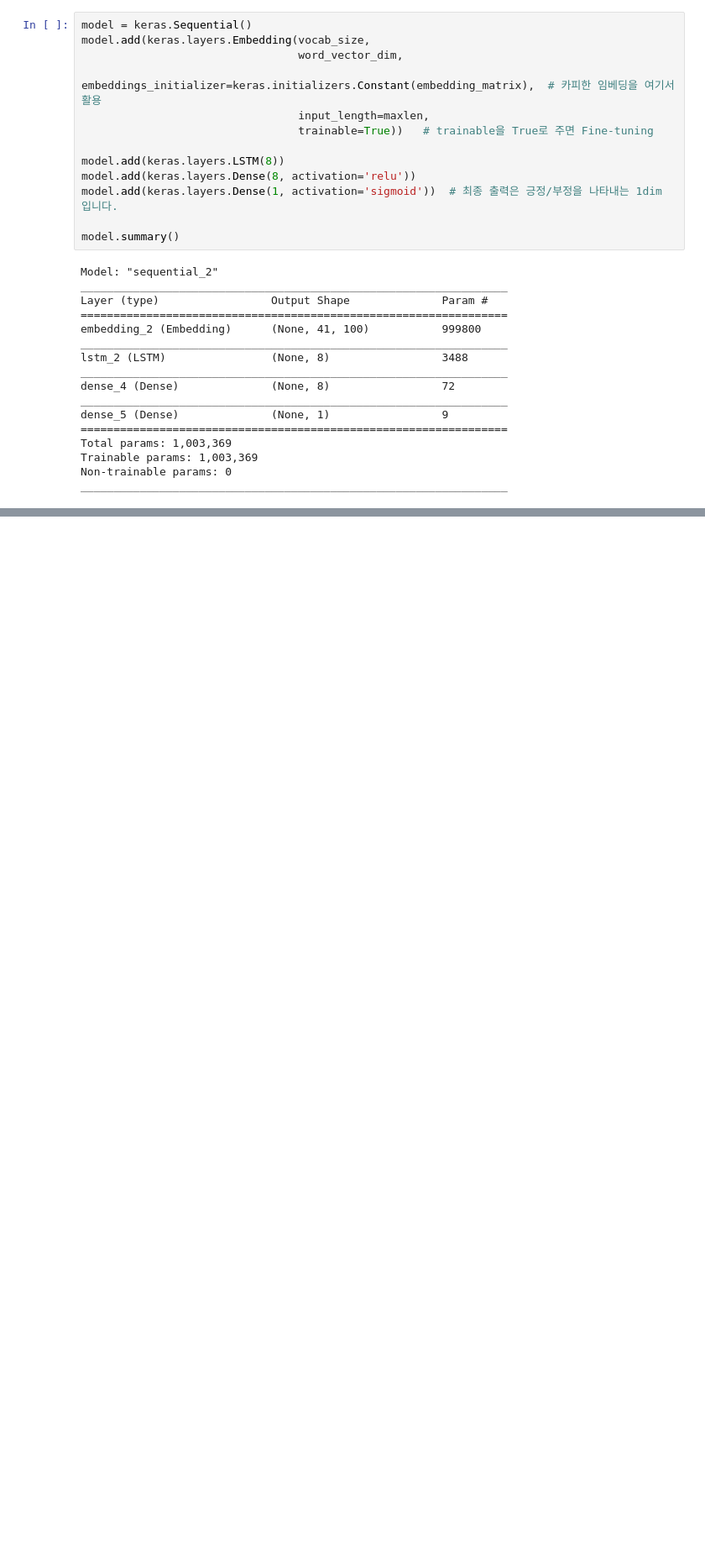
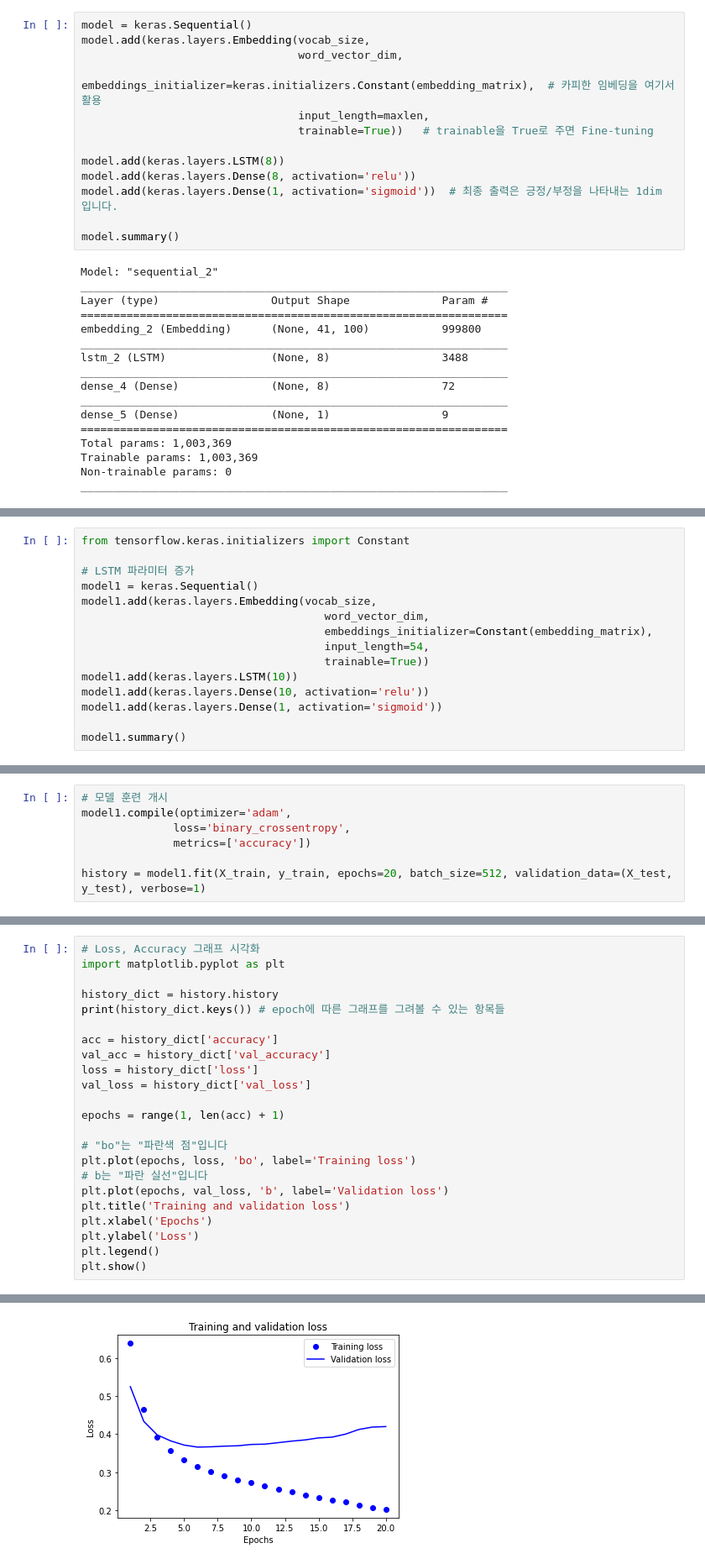
Before and after one commit to HectorSin/Aiffel, a Jupyter notebook: Quests/Quest6_20240612/Quest.ipynb, the cells around one changed output, grey strips where cells are left out. Shown at 84% size. Cells and saved outputs as stored; diff of their text form; blank space fills up the shorter version.

```diff
--- a/Quests/Quest6_20240612/Quest.ipynb
+++ b/Quests/Quest6_20240612/Quest.ipynb
@@ -391,0 +400,15 @@ Accuracy: 83.86%
+# %%
+from tensorflow.keras.initializers import Constant
+
+# LSTM 파라미터 증가
+model1 = keras.Sequential()
+model1.add(keras.layers.Embedding(vocab_size,
+                                     word_vector_dim,
+                                     embeddings_initializer=Constant(embedding_matrix),
+                                     input_length=54,
+                                     trainable=True))
+model1.add(keras.layers.LSTM(10))
+model1.add(keras.layers.Dense(10, activation='relu'))
+model1.add(keras.layers.Dense(1, activation='sigmoid'))
+
+model1.summary()
@@ -391,0 +466,7 @@ Accuracy: 83.86%
+# %%
+# 모델 훈련 개시
+model1.compile(optimizer='adam',
+              loss='binary_crossentropy',
+              metrics=['accuracy'])
+
+history = model1.fit(X_train, y_train, epochs=20, batch_size=512, validation_data=(X_test, y_test), verbose=1)
@@ -391,0 +491,24 @@ Accuracy: 83.86%
+# %%
+# Loss, Accuracy 그래프 시각화
+import matplotlib.pyplot as plt
+
+history_dict = history.history
+print(history_dict.keys()) # epoch에 따른 그래프를 그려볼 수 있는 항목들
+
+acc = history_dict['accuracy']
+val_acc = history_dict['val_accuracy']
+loss = history_dict['loss']
+val_loss = history_dict['val_loss']
+
+epochs = range(1, len(acc) + 1)
+
+# "bo"는 "파란색 점"입니다
+plt.plot(epochs, loss, 'bo', label='Training loss')
+# b는 "파란 실선"입니다
+plt.plot(epochs, val_loss, 'b', label='Validation loss')
+plt.title('Training and validation loss')
+plt.xlabel('Epochs')
+plt.ylabel('Loss')
+plt.legend()
+plt.show()
+# %% [output]
@@ -391,0 +516 @@ Accuracy: 83.86%
+[figure, added]
```
Also changed, not shown: parts of 16 cells of this notebook.
